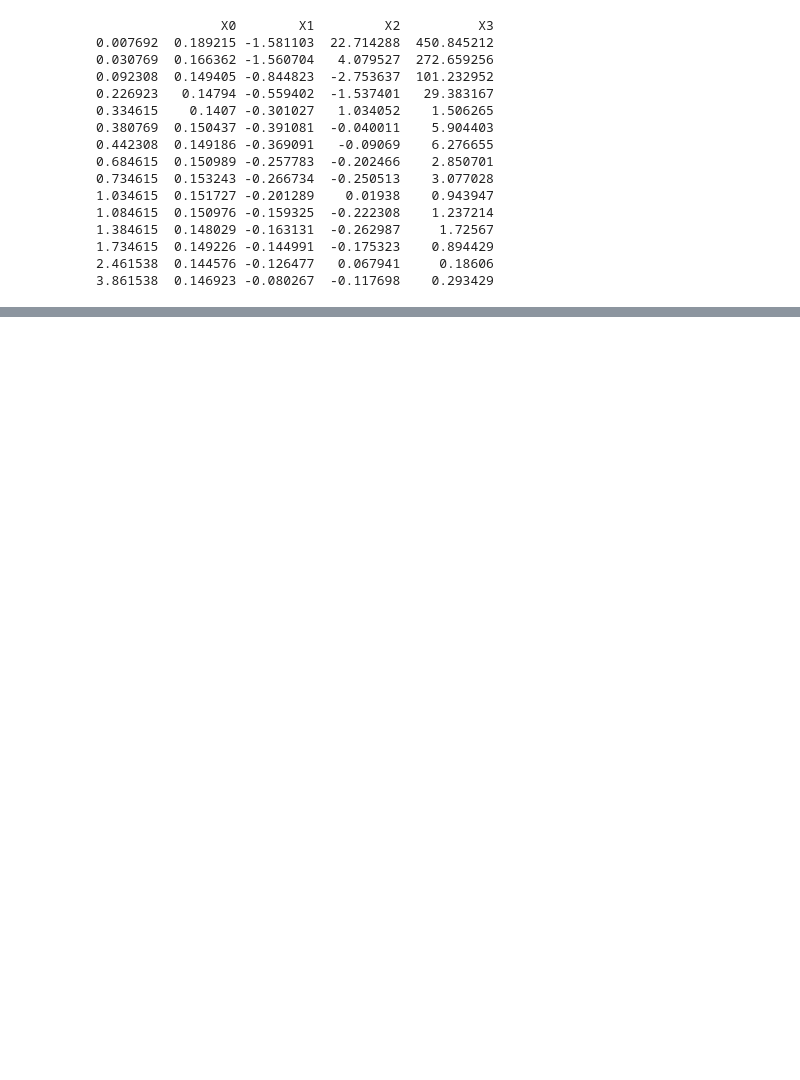
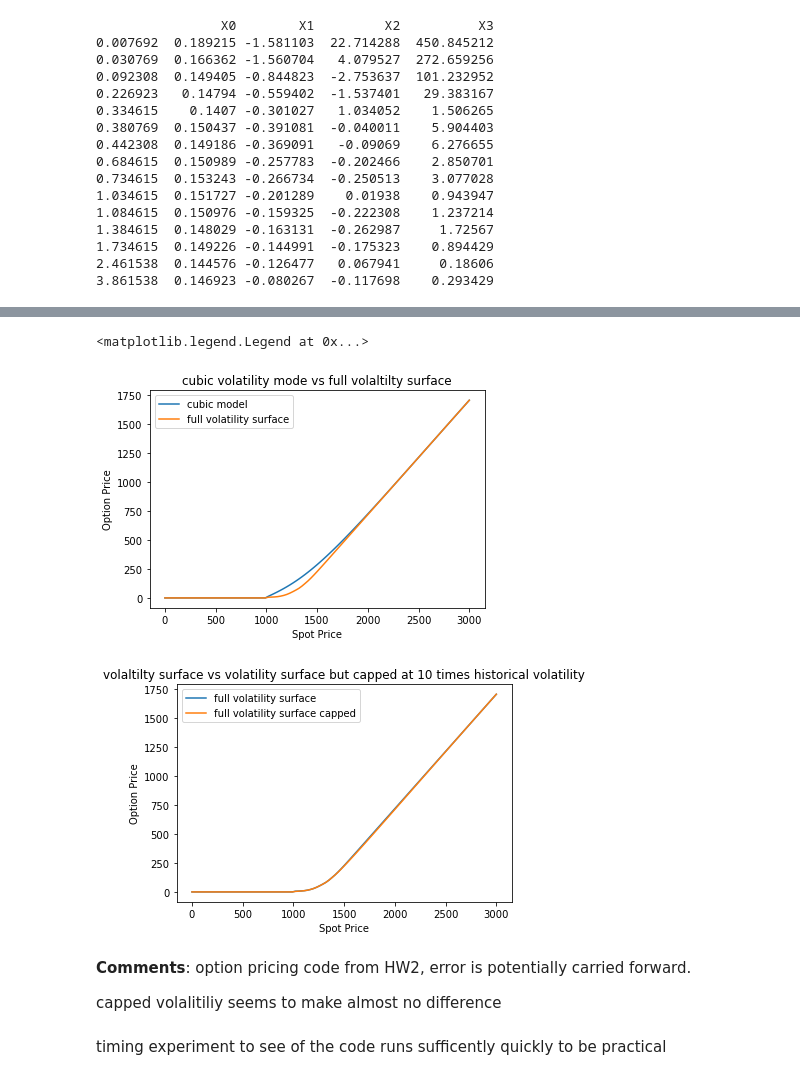
Before and after one commit to Toby3220/FC, a Jupyter notebook: HW4/FCHW4.ipynb, the cells around one changed output, grey strips where cells are left out. Drawn from its saved outputs; the diff is of its cells as text; code cells hidden in the pictures; blank space fills up the shorter version.

```diff
--- a/HW4/FCHW4.ipynb
+++ b/HW4/FCHW4.ipynb
@@ -151,0 +194,33 @@ this is problematic, as it is now hugely negative, we don't expect the  volatili
+# %%
+call = hw2.IFDEuropeanKOCall(riskFree,imax,jmax,dprice)
+underlying1, option1 = call.price(strike,maturity,Sko,q)
+
+call_vol_surface = hw2.IFDEuropeanKOCall_VolSurface(riskFree,imax,jmax,dprice,VolData)
+underlying2, option2 = call_vol_surface.price(strike,maturity,Sko,q)
+
+call_vol_surface_capped = hw2.IFDEuropeanKOCall_CappedVolSurface(riskFree,imax,jmax,dprice,VolData)
+underlying3, option3 = call_vol_surface_capped.price(strike,maturity,Sko,q)
+
+plt.figure(1)
+plt.plot(underlying1,option1)
+plt.plot(underlying2,option2)
+plt.xlabel("Spot Price")
+plt.ylabel('Option Price')
+plt.title("cubic volatility mode vs full volaltilty surface")
+plt.legend(["cubic model", "full volatility surface"])
+
+plt.figure(2)
+plt.plot(underlying2,option2)
+plt.plot(underlying3,option3)
+plt.xlabel("Spot Price")
+plt.ylabel('Option Price')
+plt.title("volaltilty surface vs volatility surface but capped at 10 times historical volatility")
+plt.legend(["full volatility surface", "full volatility surface capped"])
+# %% [output]
+<matplotlib.legend.Legend at 0x...>
+[figure, added]
+[figure, added]
+# %% [markdown]
+**Comments**: option pricing code from HW2, error is potentially carried forward.
+
+capped volalitiliy seems to make almost no difference
@@ -151,0 +229,2 @@ this is problematic, as it is now hugely negative, we don't expect the  volatili
+# %% [markdown]
+timing experiment to see of the code runs sufficently quickly to be practical
```
Also changed, not shown: parts of 14 cells of this notebook, 8 other files.
